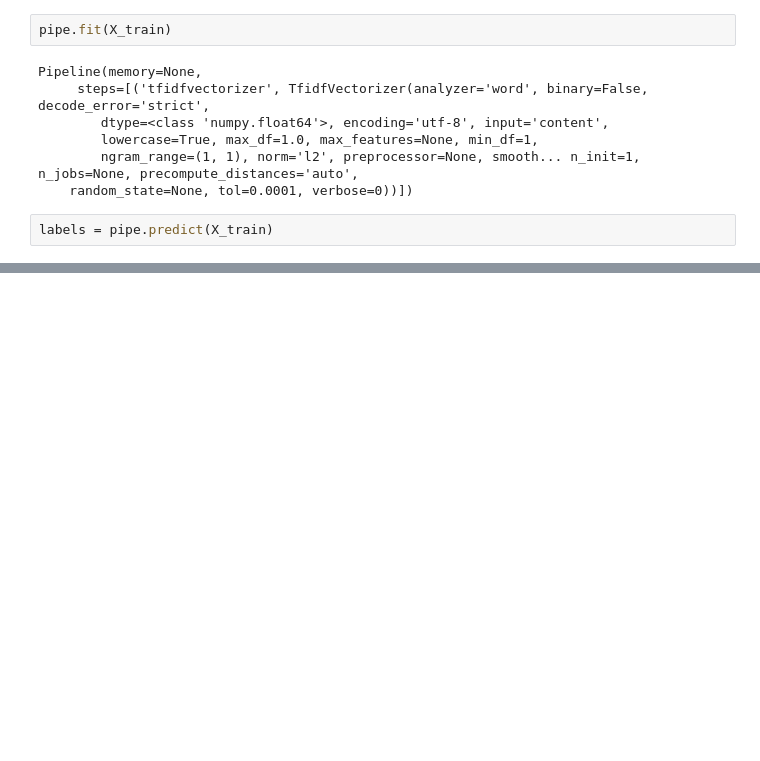
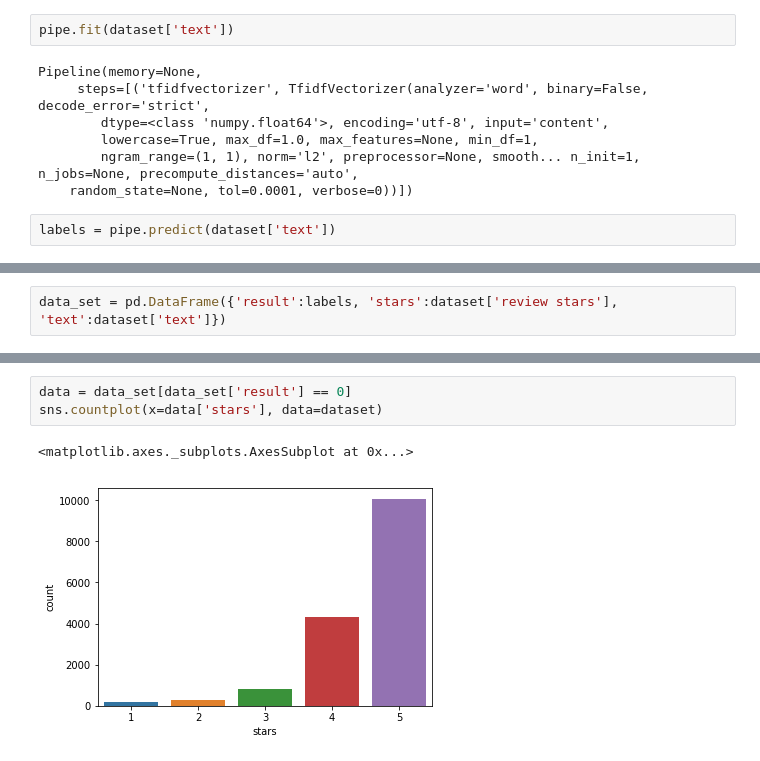
Before and after one commit to Aprendizado-de-Maquina-2018-2/trabalho3, a Jupyter notebook: Projeto 3 - Yelp Dataset.ipynb, the cells around one changed output, grey strips where cells are left out. Drawn from its saved outputs; the diff is of its cells as text; blank space fills up the shorter version.

```diff
--- a/Projeto 3 - Yelp Dataset.ipynb
+++ b/Projeto 3 - Yelp Dataset.ipynb
@@ -228,7 +229,7 @@ kmeans =  KMeans(n_clusters=5, n_init=1)
 # %%
 pipe = make_pipeline(tfidf,svd, kmeans)
 # %%
-pipe.fit(X_train)
+pipe.fit(dataset['text'])
 # %% [output]
 Pipeline(memory=None,
      steps=[('tfidfvectorizer', TfidfVectorizer(analyzer='word', binary=False, decode_error='strict',
@@ -237,4 +238,4 @@ Pipeline(memory=None,
         ngram_range=(1, 1), norm='l2', preprocessor=None, smooth... n_init=1, n_jobs=None, precompute_distances='auto',
     random_state=None, tol=0.0001, verbose=0))])
 # %%
-labels = pipe.predict(X_train)
+labels = pipe.predict(dataset['text'])
@@ -260,0 +244,2 @@ labels, y_train
+# %%
+data_set = pd.DataFrame({'result':labels, 'stars':dataset['review stars'], 'text':dataset['text']})
@@ -260,0 +255,6 @@ labels, y_train
+# %%
+data = data_set[data_set['result'] == 0]
+sns.countplot(x=data['stars'], data=dataset)
+# %% [output]
+<matplotlib.axes._subplots.AxesSubplot at 0x...>
+[figure, added]
```
Also changed, not shown: parts of 17 cells of this notebook.
